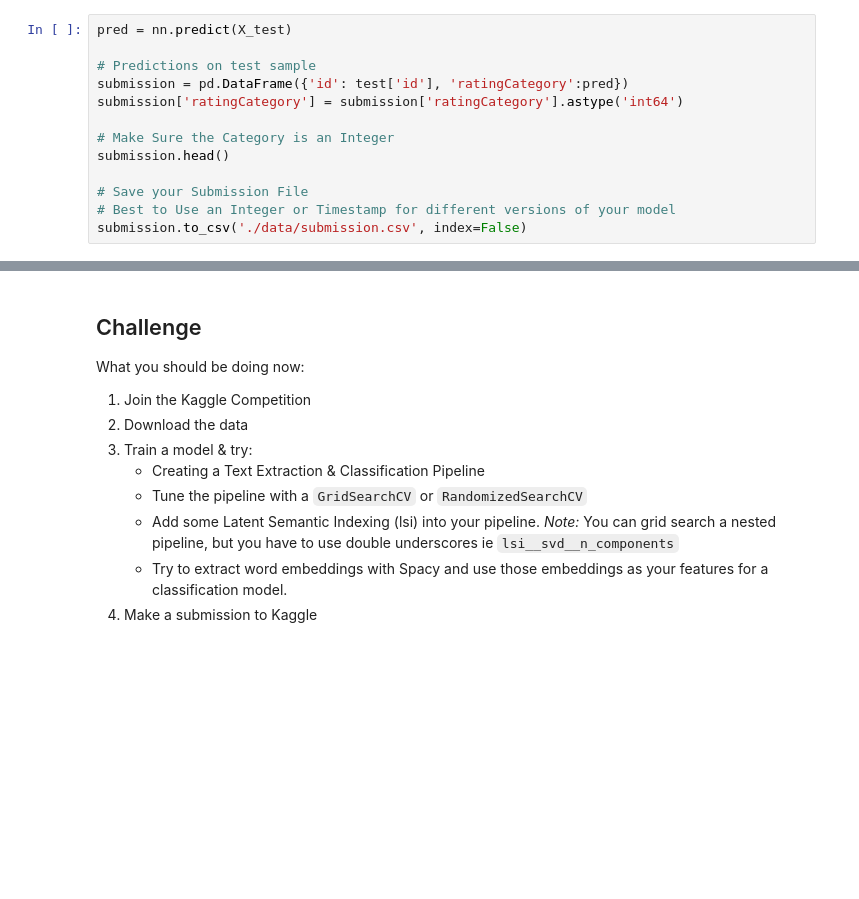
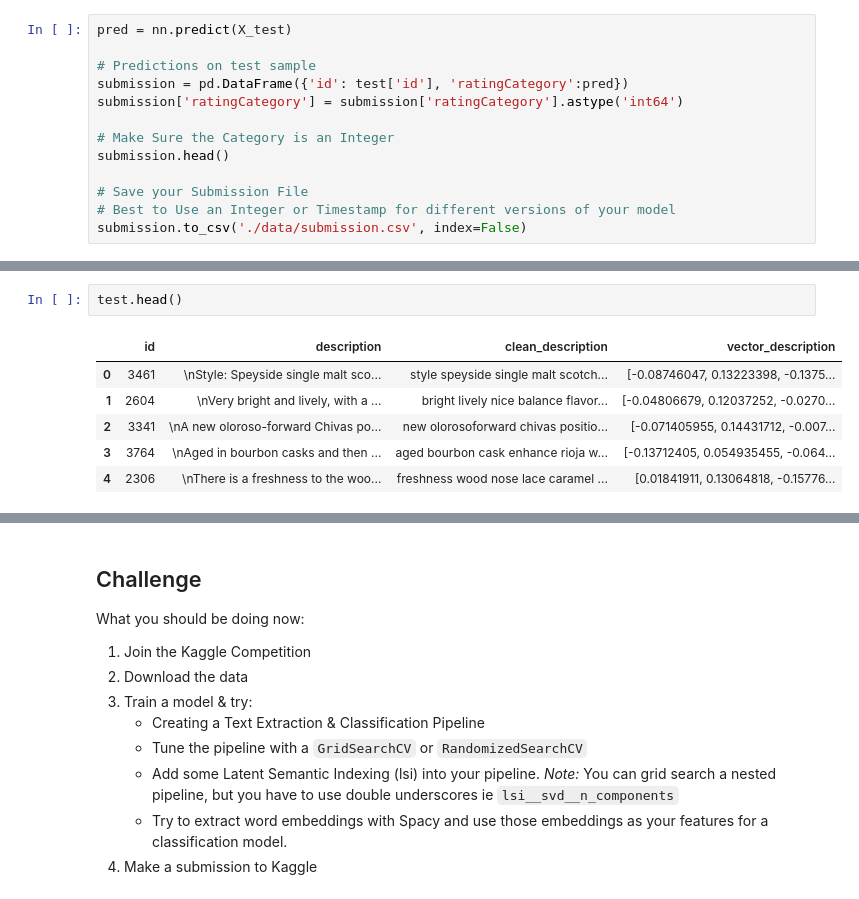
Before and after one commit to ekoly/DS-Unit-4-Sprint-1-NLP, a Jupyter notebook: module3-document-classification/LS_DS_413_Document_Classification.ipynb, the cells around one changed output, grey strips where cells are left out. Saved outputs shown, nothing was run; the diff lists cells and outputs as text; blank space fills up the shorter version.

```diff
--- a/module3-document-classification/LS_DS_413_Document_Classification.ipynb
+++ b/module3-document-classification/LS_DS_413_Document_Classification.ipynb
@@ -561,0 +610,9 @@ search.best_params_, search.best_score_
+# %%
+test.head()
+# %% [output]
+|  | id | description | clean_description | vector_description |
+| 0 | 3461 | \nStyle: Speyside single malt sco... | style speyside single malt scotch... | [-0.08746047, 0.13223398, -0.1375... |
+| 1 | 2604 | \nVery bright and lively, with a ... | bright lively nice balance flavor... | [-0.04806679, 0.12037252, -0.0270... |
+| 2 | 3341 | \nA new oloroso-forward Chivas po... | new olorosoforward chivas positio... | [-0.071405955, 0.14431712, -0.007... |
+| 3 | 3764 | \nAged in bourbon casks and then ... | aged bourbon cask enhance rioja w... | [-0.13712405, 0.054935455, -0.064... |
+| 4 | 2306 | \nThere is a freshness to the woo... | freshness wood nose lace caramel ... | [0.01841911, 0.13064818, -0.15776... |
```
Also changed, not shown: parts of 18 cells of this notebook.
